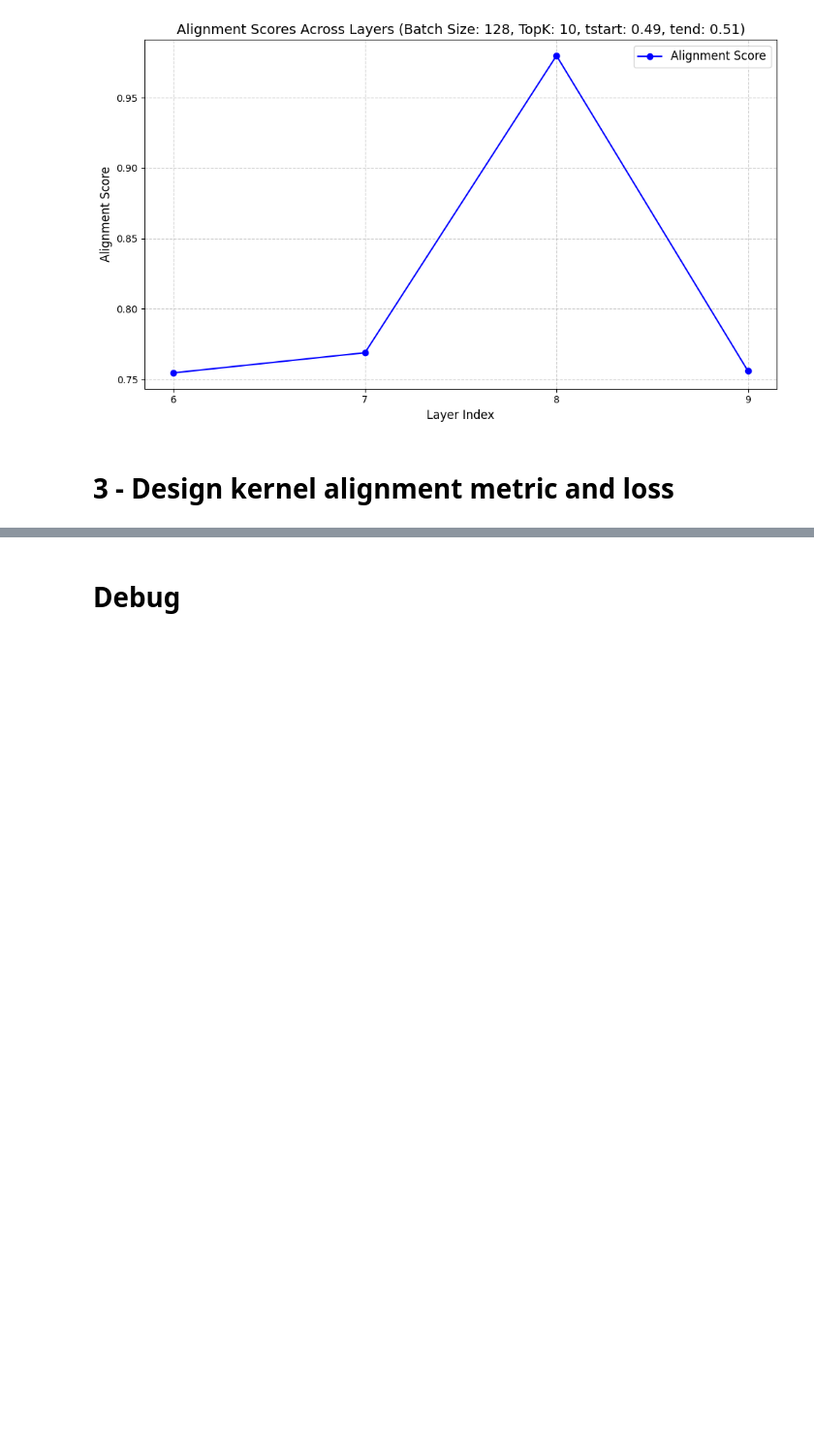
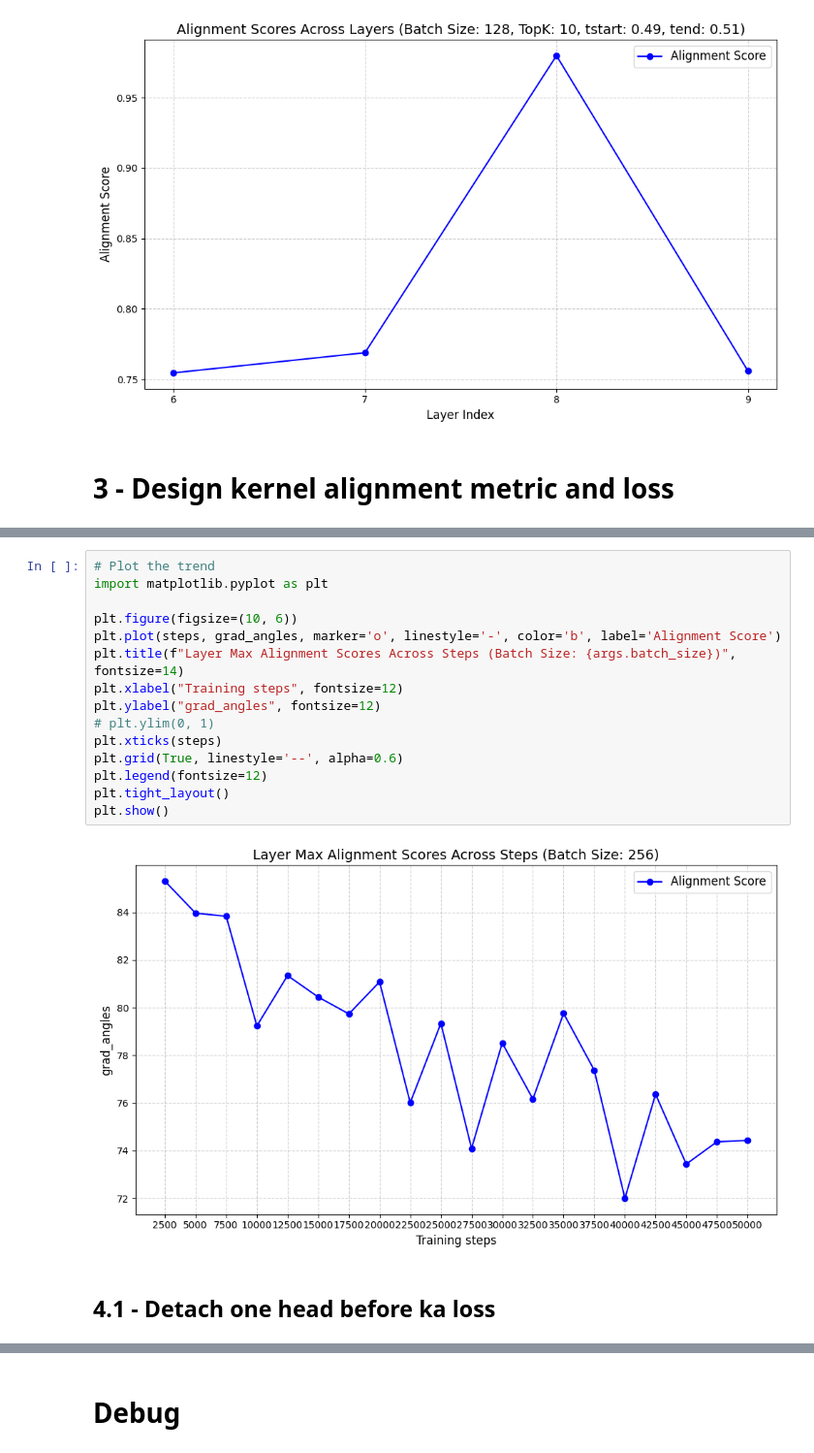
Before and after one commit to xingjianleng/REPA, a Jupyter notebook: notebooks/repa-analysis.ipynb, the cells around one changed output, grey strips where cells are left out. Shown at 97% size. Cells and saved outputs as stored; diff of their text form; blank space fills up the shorter version.

```diff
--- a/notebooks/repa-analysis.ipynb
+++ b/notebooks/repa-analysis.ipynb
@@ -585,0 +1308,19 @@ plt.show()
+# %%
+# Plot the trend
+import matplotlib.pyplot as plt
+
+plt.figure(figsize=(10, 6))
+plt.plot(steps, grad_angles, marker='o', linestyle='-', color='b', label='Alignment Score')
+plt.title(f"Layer Max Alignment Scores Across Steps (Batch Size: {args.batch_size})", fontsize=14)
+plt.xlabel("Training steps", fontsize=12)
+plt.ylabel("grad_angles", fontsize=12)
+# plt.ylim(0, 1)
+plt.xticks(steps)
+plt.grid(True, linestyle='--', alpha=0.6)
+plt.legend(fontsize=12)
+plt.tight_layout()
+plt.show()
+# %% [output]
+[figure, added]
+# %% [markdown]
+## 4.1 - Detach one head before ka loss
```
Also changed, not shown: parts of 30 cells of this notebook, 1 other file.
